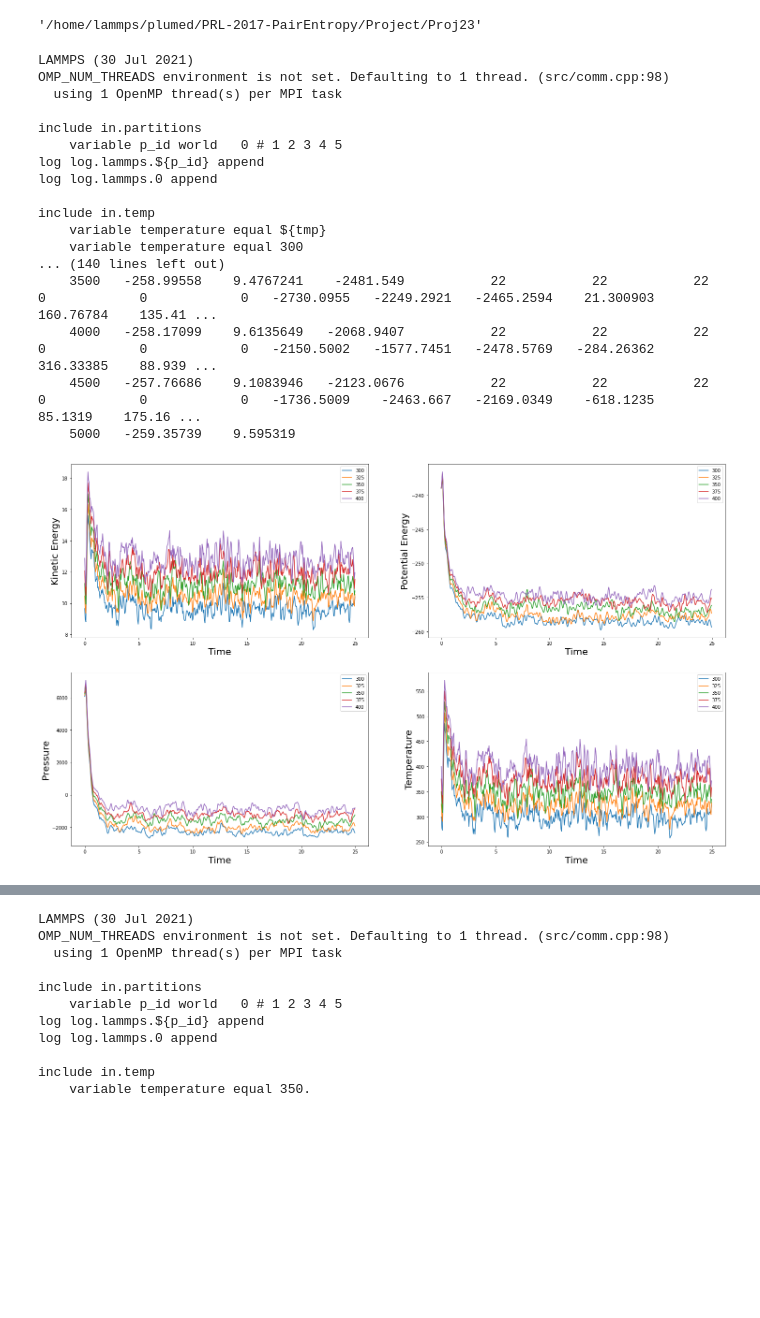
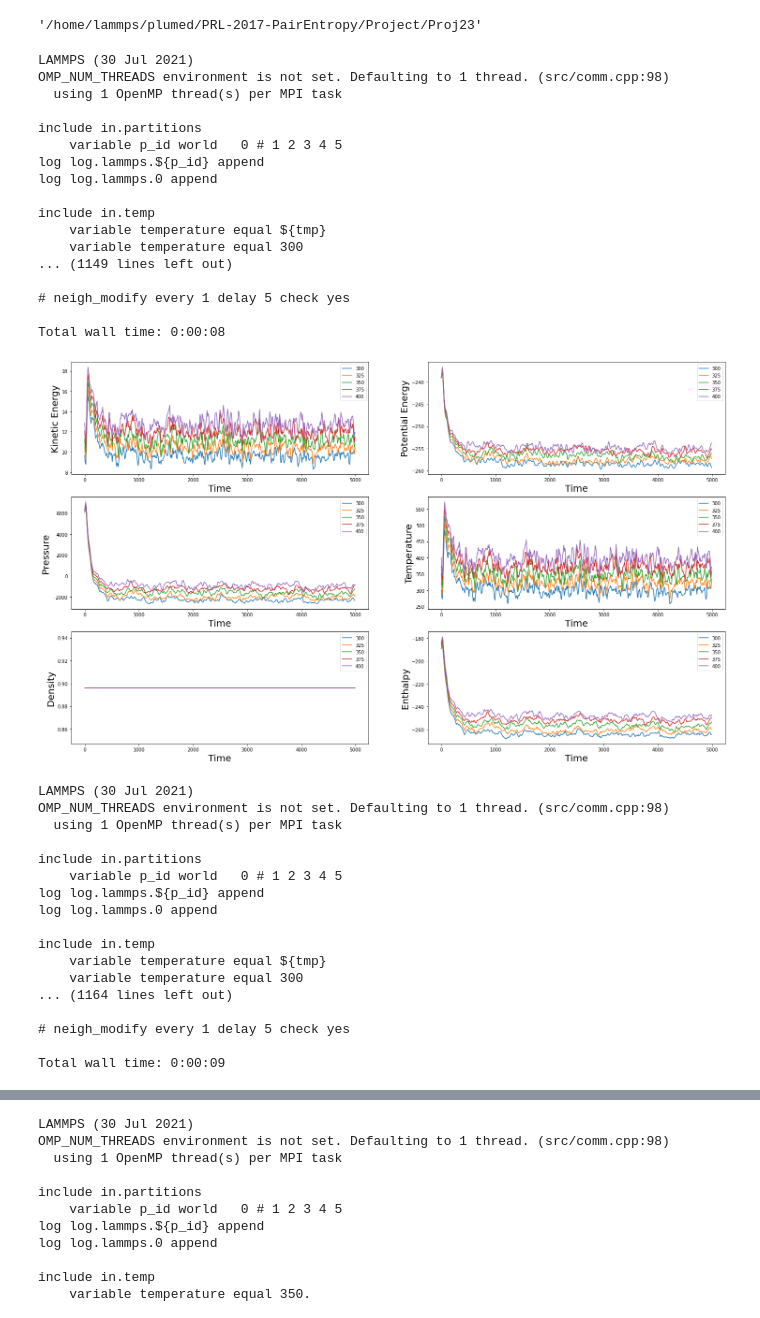
Before and after one commit to yaminbens/Proj23, a Jupyter notebook: prep.ipynb, the cells around one changed output, grey strips where cells are left out. Drawn from its saved outputs; the diff is of its cells as text; code cells hidden in the pictures; blank space fills up the shorter version.

Commit message:
devided to temp, press and temp+press

```diff
--- a/prep.ipynb
+++ b/prep.ipynb
@@ -127,7 +128,7 @@ EOF
 import subprocess
 
 for temp in range(300,401,25):
-    cmd = f"lmp -v tmp {temp} -in start.lmp"
+    cmd = f"lmp -v tmp {temp} -in start_temp.lmp"
     results = subprocess.run(cmd, shell=True, universal_newlines=True, check=True)
 # %% [output]
 LAMMPS (30 Jul 2021)
@@ -142,36 +143,36 @@ log log.lammps.0 append
 include in.temp
     variable temperature equal ${tmp}
     variable temperature equal 300
-... (140 lines left out)
-    3500   -258.99558    9.4767241    -2481.549           22           22           22            0            0            0   -2730.0955   -2249.2921   -2465.2594    21.300903    160.76784    135.41 ...
-    4000   -258.17099    9.6135649   -2068.9407           22           22           22            0            0            0   -2150.5002   -1577.7451   -2478.5769   -284.26362    316.33385    88.939 ...
-    4500   -257.76686    9.1083946   -2123.0676           22           22           22            0            0            0   -1736.5009    -2463.667   -2169.0349    -618.1235      85.1319    175.16 ...
-    5000   -259.35739    9.595319
+... (1149 lines left out)
+
+# neigh_modify every 1 delay 5 check yes
+
+Total wall time: 0:00:08
 # %%
 import copy
 import numpy as np
 from matplotlib import pyplot as plt
 from matplotlib.ticker import AutoMinorLocator
 from mpl_toolkits.axes_grid1 import make_axes_locatable
 
-labels = ['Kinetic Energy', 'Potential Energy', 'Pressure', 'Temperature']
+labels = ['Kinetic Energy', 'Potential Energy', 'Pressure', 'Temperature', 'Density', 'Enthalpy']
 temperatures = range(300,401,25)
 fontsize = 20
 font = {'family': 'sans', 'color':  'black', 'weight': 'normal', 'size': fontsize}
 
 energy = {}
 for tmp in temperatures:
-    energy[tmp] = np.loadtxt('data/energy{}.dat'.format(tmp)) # ke, pe, press, temp
+    energy[tmp] = np.loadtxt('data/temp/energy{}.dat'.format(tmp)) # ke, pe, press, temp, dense, natoms
 
 fig = plt.figure(figsize=(25, 15))
 for n,label in enumerate(labels):
-    ax = fig.add_subplot(2,2,n+1)
+    ax = fig.add_subplot(3,2,n+1)
     for tmp in temperatures:
-        plt.plot((energy[tmp].T[0][:500]-energy[tmp].T[0][0])*0.005, energy[tmp].T[n+1][:500], label=tmp)
+        plt.plot((energy[tmp].T[0][:500]-energy[tmp].T[0][0]*0.005), energy[tmp].T[n+1][:500], label=tmp)
     ax.set_xlabel('Time', fontdict=font)
     ax.set_ylabel(label, fontdict=font)
     ax.legend()
 
 plt.show()
 # %% [output]
-[figure, old version]
+[figure, new version]
@@ -177,0 +222,24 @@ plt.show()
+# %%
+import subprocess
+
+for temp in range(300,401,25):
+    cmd = f"lmp -v tmp {temp} -in start_press.lmp"
+    results = subprocess.run(cmd, shell=True, universal_newlines=True, check=True)
+# %% [output]
+LAMMPS (30 Jul 2021)
+OMP_NUM_THREADS environment is not set. Defaulting to 1 thread. (src/comm.cpp:98)
+  using 1 OpenMP thread(s) per MPI task
+
+include in.partitions
+    variable p_id world   0 # 1 2 3 4 5
+log log.lammps.${p_id} append
+log log.lammps.0 append
+
+include in.temp
+    variable temperature equal ${tmp}
+    variable temperature equal 300
+... (1164 lines left out)
+
+# neigh_modify every 1 delay 5 check yes
+
+Total wall time: 0:00:09
```
Also changed, not shown: parts of 7 cells of this notebook, 22 other files.
